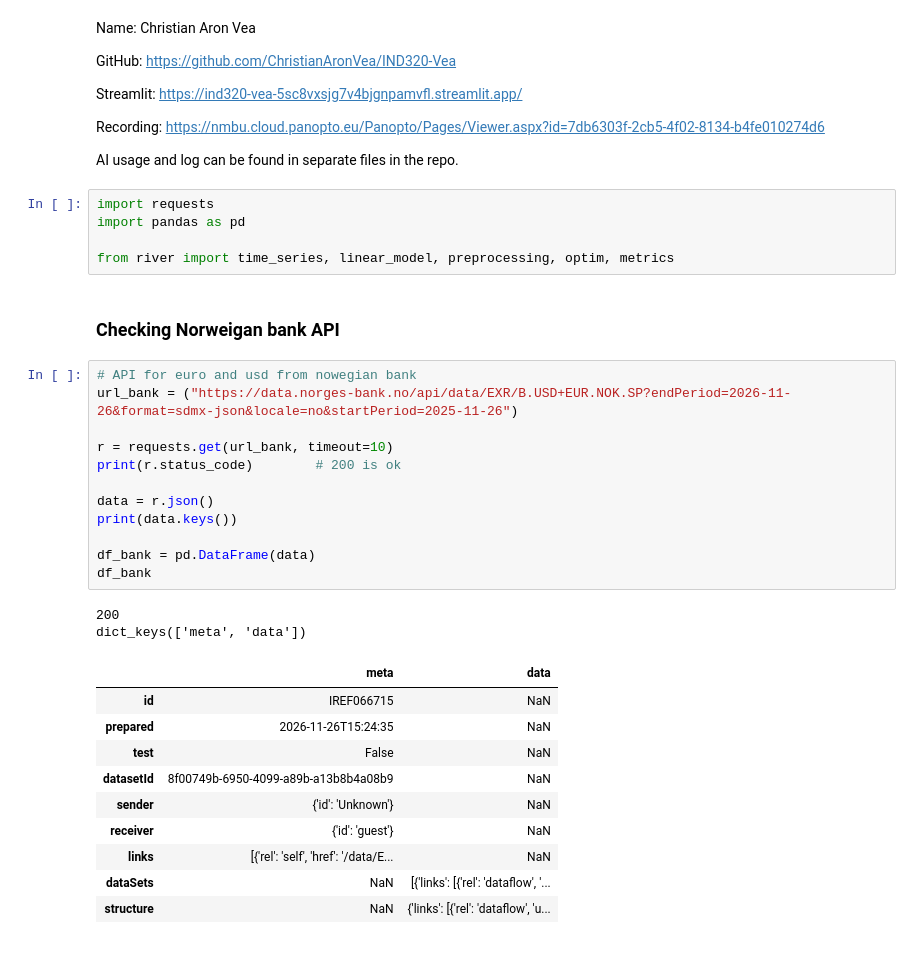
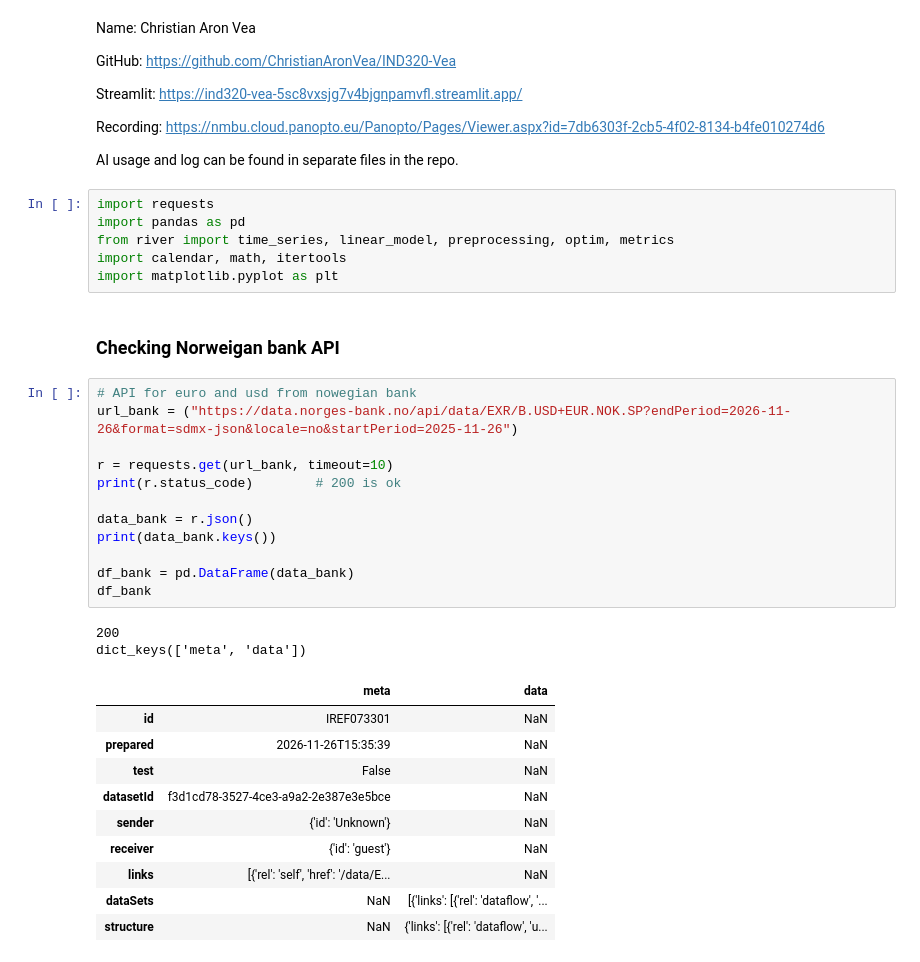
Before and after one commit to ChristianAronVea/IND320-Vea, a Jupyter notebook: Notebooks/Part4.ipynb, the cells around one changed output. Cells and saved outputs as stored; diff of their text form.

```diff
--- a/Notebooks/Part4.ipynb
+++ b/Notebooks/Part4.ipynb
@@ -12,30 +12,31 @@ AI usage and log can be found in separate files in the repo.
 # %%
 import requests
 import pandas as pd
-
 from river import time_series, linear_model, preprocessing, optim, metrics
+import calendar, math, itertools
+import matplotlib.pyplot as plt
 # %% [markdown]
 ### Checking Norweigan bank API
 # %%
 # API for euro and usd from nowegian bank
 url_bank = ("https://data.norges-bank.no/api/data/EXR/B.USD+EUR.NOK.SP?endPeriod=2026-11-26&format=sdmx-json&locale=no&startPeriod=2025-11-26")
 
 r = requests.get(url_bank, timeout=10)
 print(r.status_code)        # 200 is ok
 
-data = r.json()
-print(data.keys())
+data_bank = r.json()
+print(data_bank.keys())
 
-df_bank = pd.DataFrame(data)
+df_bank = pd.DataFrame(data_bank)
 df_bank
 # %% [output]
 200
 dict_keys(['meta', 'data'])
 |  | meta | data |
-| id | IREF066715 | NaN |
-| prepared | 2026-11-26T15:24:35 | NaN |
+| id | IREF073301 | NaN |
+| prepared | 2026-11-26T15:35:39 | NaN |
 | test | False | NaN |
-| datasetId | 8f00749b-6950-4099-a89b-a13b8b4a08b9 | NaN |
+| datasetId | f3d1cd78-3527-4ce3-a9a2-2e387e3e5bce | NaN |
 | sender | {'id': 'Unknown'} | NaN |
 | receiver | {'id': 'guest'} | NaN |
 | links | [{'rel': 'self', 'href': '/data/E... | NaN |
```
Also changed, not shown: parts of 13 cells of this notebook.
